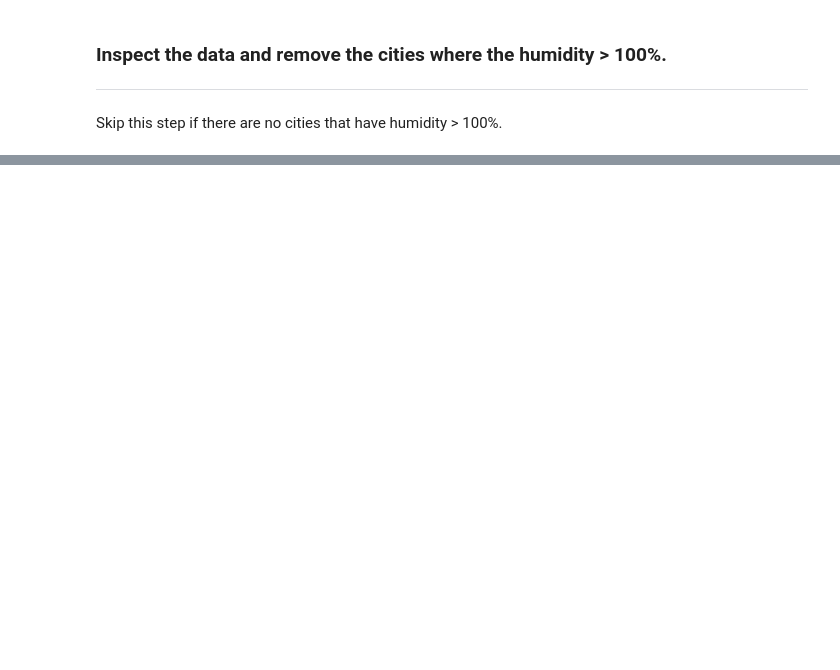
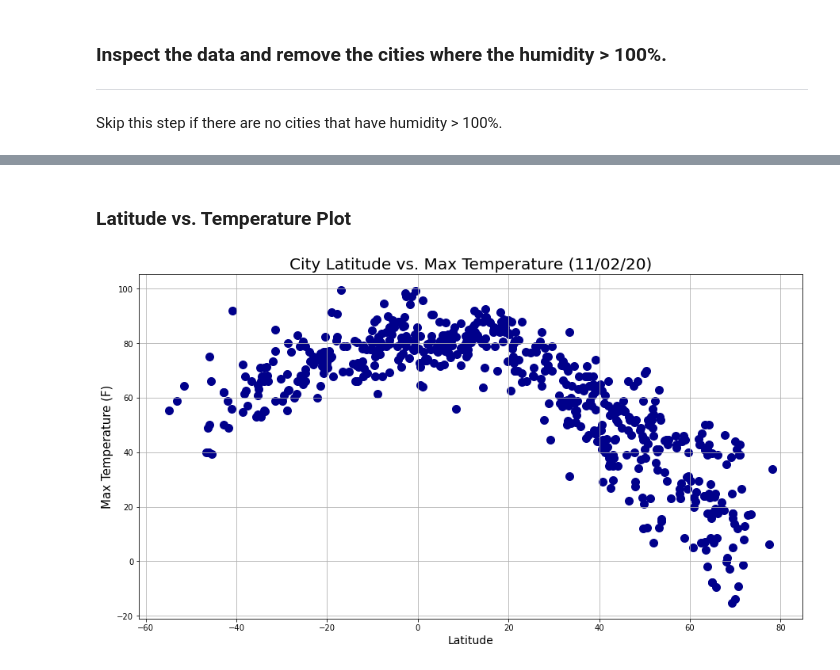
Before and after one commit to JimKTran/UofT-BCS-Python-API-Challenge, a Jupyter notebook: WeatherPy/WeatherPy_Final.ipynb, the cells around one changed output, grey strips where cells are left out. Cells and saved outputs as stored; diff of their text form; code cells hidden in the pictures; blank space fills up the shorter version.

```diff
--- a/WeatherPy/WeatherPy_Final.ipynb
+++ b/WeatherPy/WeatherPy_Final.ipynb
@@ -160,0 +182,14 @@ humidity_check
+# %% [markdown]
+### Latitude vs. Temperature Plot
+# %%
+plt.figure(figsize=(15,8))
+#todayDate = pd.to_datetime('today')
+todayDate = arrow.now().format('MM/DD/YY')
+plt.scatter(city_weather_df['Latitude'], city_weather_df['Max Temp'], s=100, c='darkblue')
+plt.title(f'City Latitude vs. Max Temperature ({todayDate})',fontsize =20)
+plt.xlabel('Latitude',fontsize =14)
+plt.ylabel('Max Temperature (F)',fontsize =15)
+plt.grid()
+plt.show()
+# %% [output]
+[figure, added]
```
Also changed, not shown: parts of 7 cells of this notebook.
